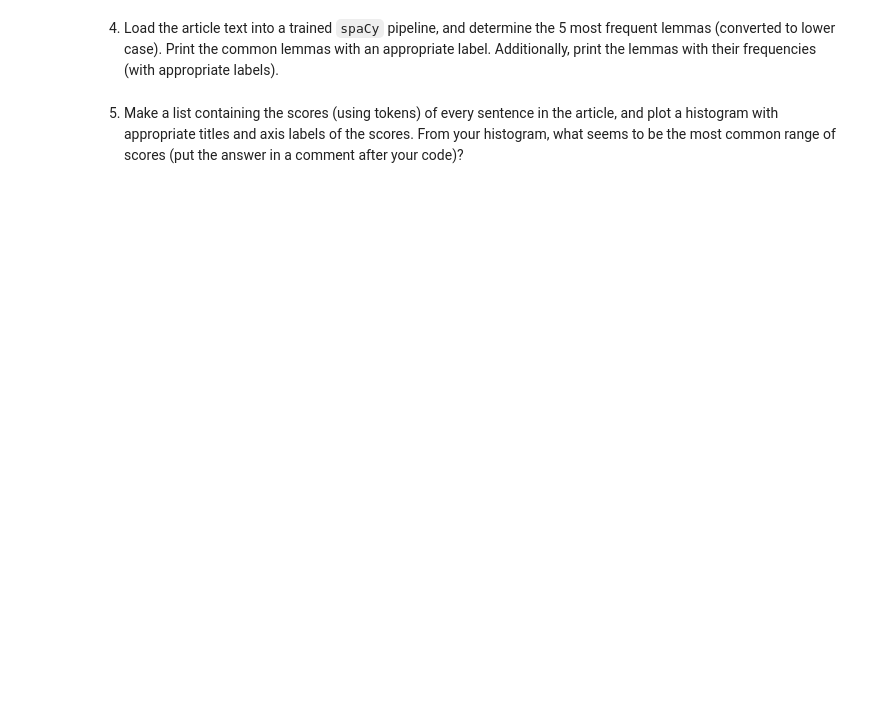
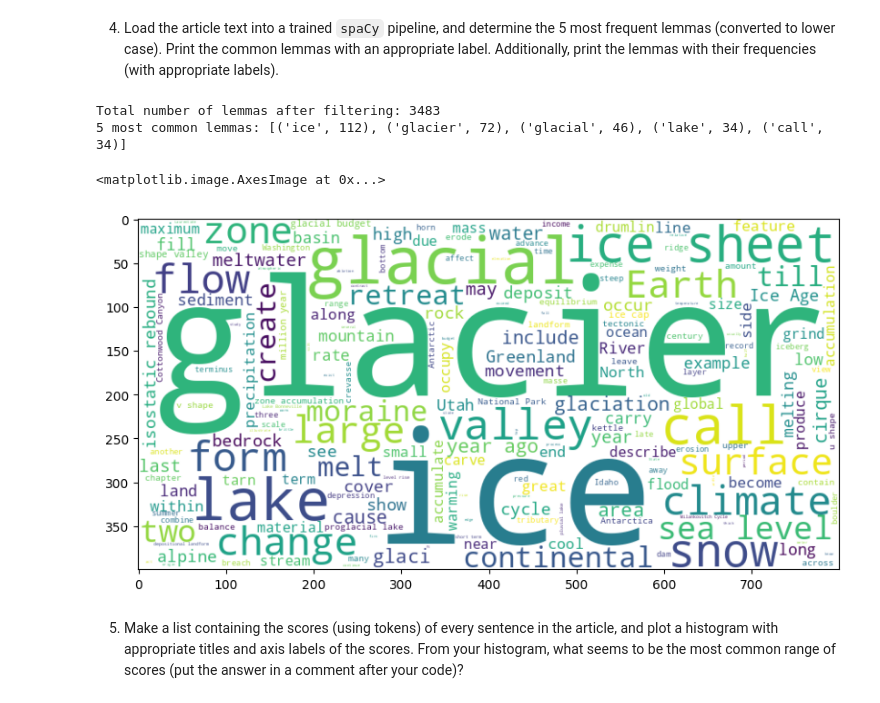
Before and after one commit to drpafowler/module-07-philip-v2, a Jupyter notebook: article-summarizer.ipynb, the cells around one changed output. Drawn from its saved outputs; the diff is of its cells as text; code cells hidden in the pictures; blank space fills up the shorter version.

```diff
--- a/article-summarizer.ipynb
+++ b/article-summarizer.ipynb
@@ -70,4 +163,44 @@ An Introduction to Geology
 # %% [markdown]
 4. Load the article text into a trained `spaCy` pipeline, and determine the 5 most frequent lemmas (converted to lower case).  Print the common lemmas with an appropriate label.  Additionally, print the lemmas with their frequencies (with appropriate labels).
+# %%
+# read the HTML file
+with open('glaciers.html', 'r') as f:
+    html = f.read()
+
+# parse the HTML
+soup = BeautifulSoup(html, 'html.parser')
+entry_content = soup.find('div', class_='entry-content').get_text()
+
+# load the English language model
+nlp = spacy.load('en_core_web_sm')
+
+# process the text with sentiment analysis
+blob = TextBlob(entry_content)
+polarity = blob.sentiment.polarity
+
+# get the list of stopwords
+stop_words = set(stopwords.words('english'))
+
+# determine the 5 most frequent lemmas, filtering out stopwords and non-alphabetic tokens
+lemmas = [token.lemma_ for token in nlp(entry_content) if token.is_alpha and token.lemma_.lower() not in stop_words]
+
+# print the total number of lemmas after filtering
+print('Total number of lemmas after filtering:', len(lemmas))
+
+# print the 5 most common lemmas and their frequency
+counter = Counter(lemmas)
+most_common = counter.most_common(5)
+print('5 most common lemmas:', most_common)
+# %% [output]
+Total number of lemmas after filtering: 3483
+5 most common lemmas: [('ice', 112), ('glacier', 72), ('glacial', 46), ('lake', 34), ('call', 34)]
+# %%
+# create a wordcloud from the 25 most common lemmas
+wordcloud = WordCloud(width=800, height=400, background_color='white').generate(' '.join(lemmas))
+plt.figure(figsize=(10, 5))
+plt.imshow(wordcloud, interpolation='bilinear')
+# %% [output]
+<matplotlib.image.AxesImage at 0x...>
+[figure, added]
 # %% [markdown]
 5. Make a list containing the scores (using tokens) of every sentence in the article, and plot a histogram with appropriate titles and axis labels of the scores. From your histogram, what seems to be the most common range of scores (put the answer in a comment after your code)?
```
Also changed, not shown: parts of 14 cells of this notebook, 2 other files.
